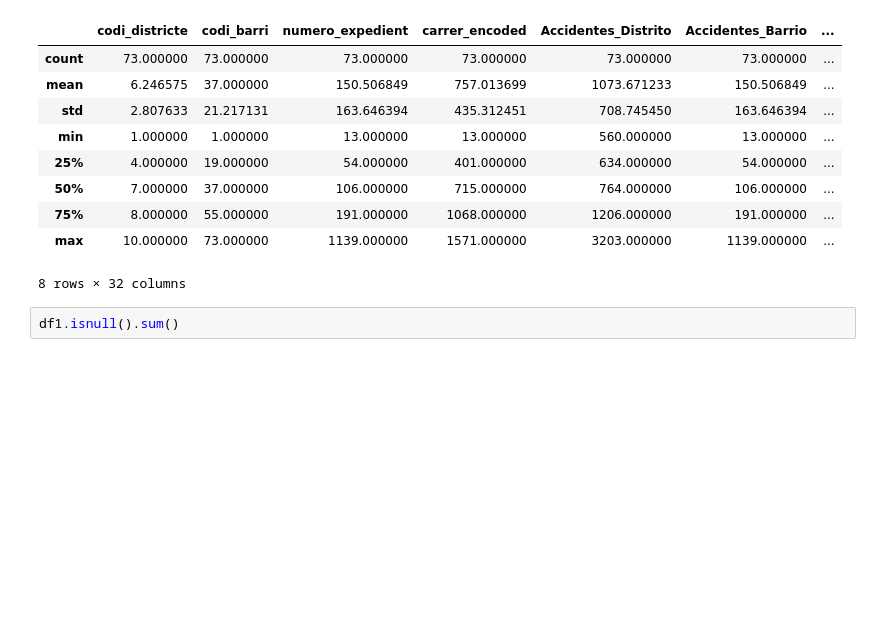
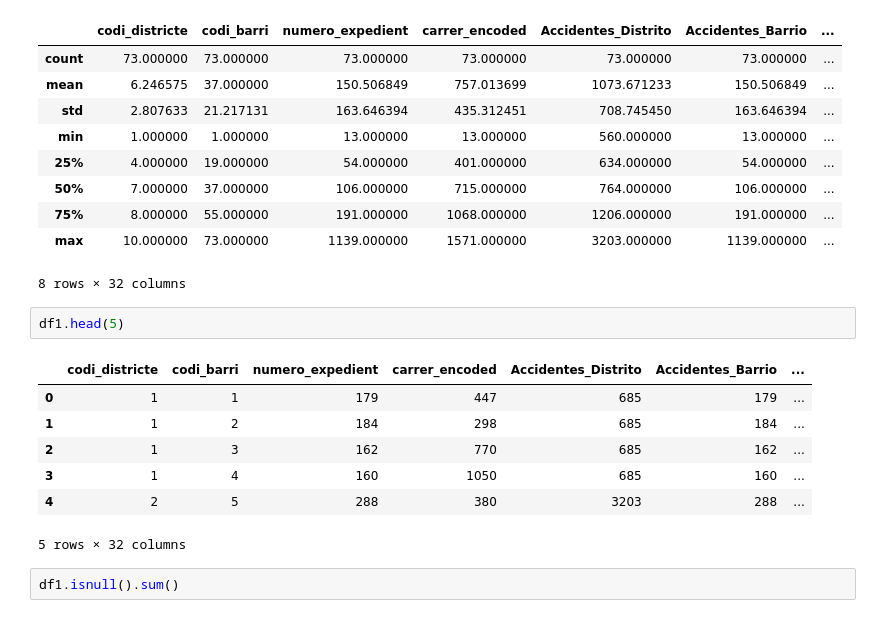
Before and after one commit to Josh1313/hackathon, a Jupyter notebook: accidents.ipynb, the cells around one changed output. Drawn from its saved outputs; the diff is of its cells as text; blank space fills up the shorter version.

```diff
--- a/accidents.ipynb
+++ b/accidents.ipynb
@@ -407,6 +423,16 @@ memory usage: 11.0 KB
 | 75% | 8.000000 | 55.000000 | 191.000000 | 1068.000000 | 1206.000000 | 191.000000 | ... |
 | max | 10.000000 | 73.000000 | 1139.000000 | 1571.000000 | 3203.000000 | 1139.000000 | ... |
 8 rows × 32 columns
+# %%
+df1.head(5)
+# %% [output]
+|  | codi_districte | codi_barri | numero_expedient | carrer_encoded | Accidentes_Distrito | Accidentes_Barrio | ... |
+| 0 | 1 | 1 | 179 | 447 | 685 | 179 | ... |
+| 1 | 1 | 2 | 184 | 298 | 685 | 184 | ... |
+| 2 | 1 | 3 | 162 | 770 | 685 | 162 | ... |
+| 3 | 1 | 4 | 160 | 1050 | 685 | 160 | ... |
+| 4 | 2 | 5 | 288 | 380 | 3203 | 288 | ... |
+5 rows × 32 columns
 # %%
 df1.isnull().sum()
 # %% [output]
```
Also changed, not shown: parts of 3 cells of this notebook, 3 other files.
